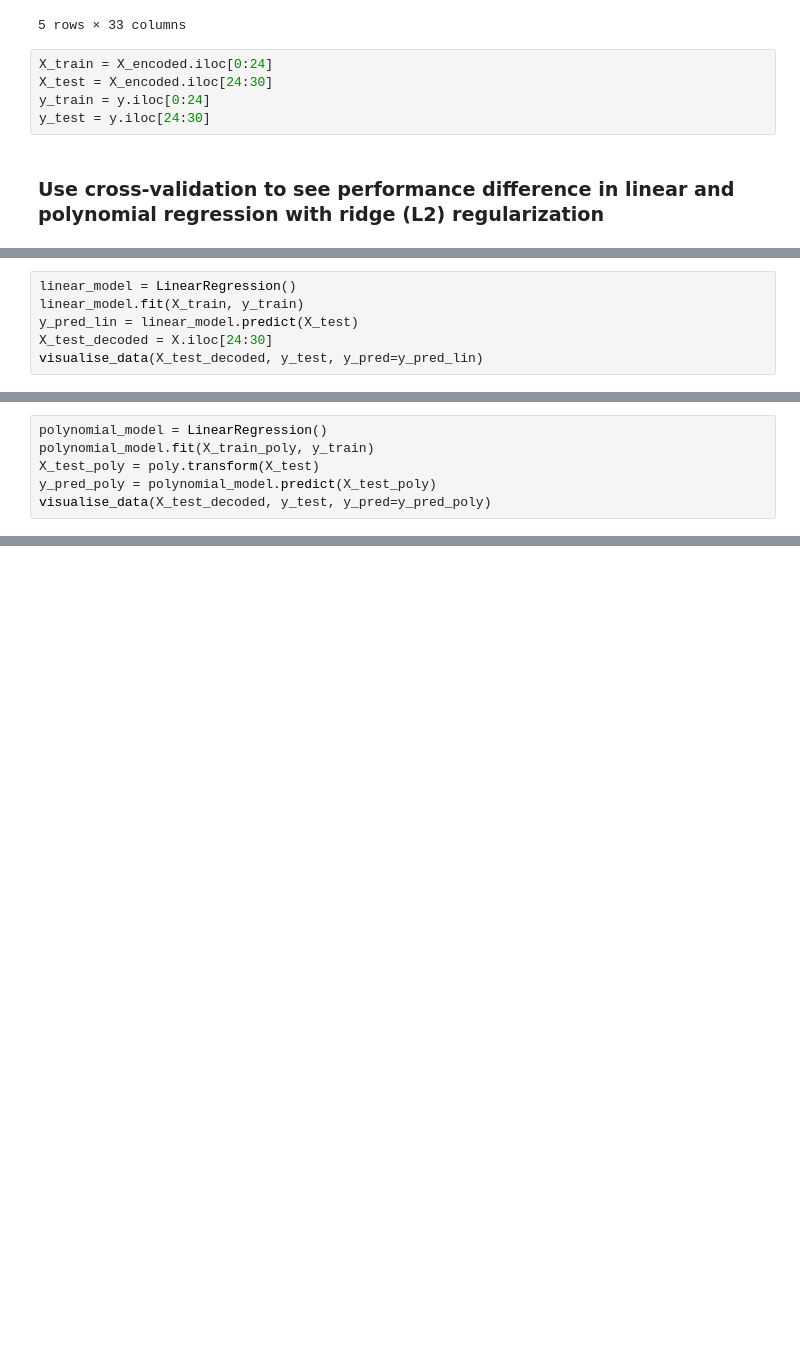
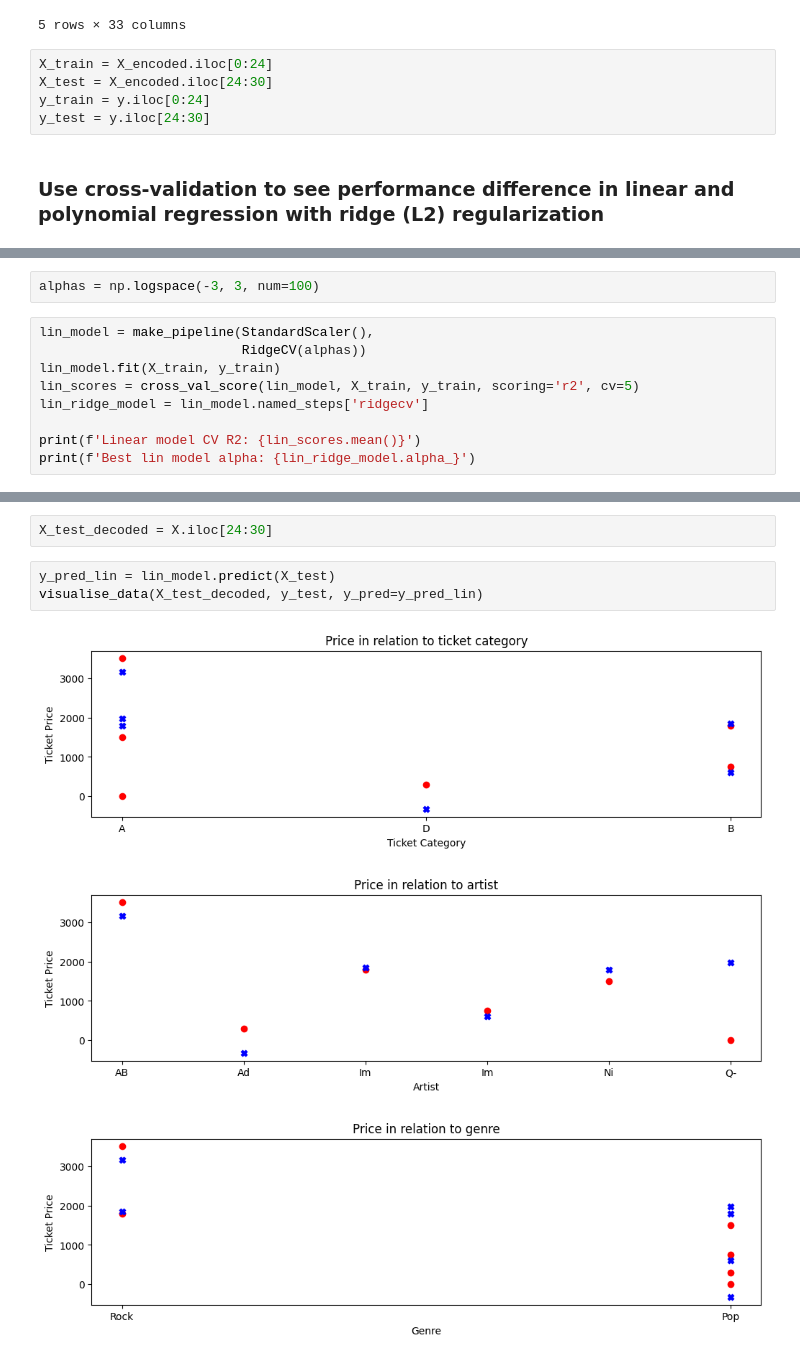
Before and after one commit to mikhail-mat/concert-price-prediction, a Jupyter notebook: regression.ipynb, the cells around one changed output, grey strips where cells are left out. Cells and saved outputs as stored; diff of their text form; blank space fills up the shorter version.

Commit message:
created a pipeline with feature scaling, ridge regression with cross-validation, and polynomial features for polynomial regression. used sklearn cross-validation on both models and found the r2 scores

```diff
--- a/regression.ipynb
+++ b/regression.ipynb
@@ -250,6 +190,0 @@ Polynomial mean alpha: 0.3571
-# %%
-linear_model = LinearRegression()
-linear_model.fit(X_train, y_train)
-y_pred_lin = linear_model.predict(X_test)
-X_test_decoded = X.iloc[24:30]
-visualise_data(X_test_decoded, y_test, y_pred=y_pred_lin)
@@ -293,6 +190,0 @@ X_train_poly = poly.fit_transform(X_train)
-# %%
-polynomial_model = LinearRegression()
-polynomial_model.fit(X_train_poly, y_train)
-X_test_poly = poly.transform(X_test)
-y_pred_poly = polynomial_model.predict(X_test_poly)
-visualise_data(X_test_decoded, y_test, y_pred=y_pred_poly)
@@ -328,0 +191,11 @@ R-squared score: 0.41726346740564046
+# %%
+alphas = np.logspace(-3, 3, num=100)
+# %%
+lin_model = make_pipeline(StandardScaler(),
+                          RidgeCV(alphas))
+lin_model.fit(X_train, y_train)
+lin_scores = cross_val_score(lin_model, X_train, y_train, scoring='r2', cv=5)
+lin_ridge_model = lin_model.named_steps['ridgecv']
+
+print(f'Linear model CV R2: {lin_scores.mean()}')
+print(f'Best lin model alpha: {lin_ridge_model.alpha_}')
@@ -328,0 +220,9 @@ R-squared score: 0.41726346740564046
+# %%
+X_test_decoded = X.iloc[24:30]
+# %%
+y_pred_lin = lin_model.predict(X_test)
+visualise_data(X_test_decoded, y_test, y_pred=y_pred_lin)
+# %% [output]
+[figure, added]
+[figure, added]
+[figure, added]
```
Also changed, not shown: parts of 17 cells of this notebook.
